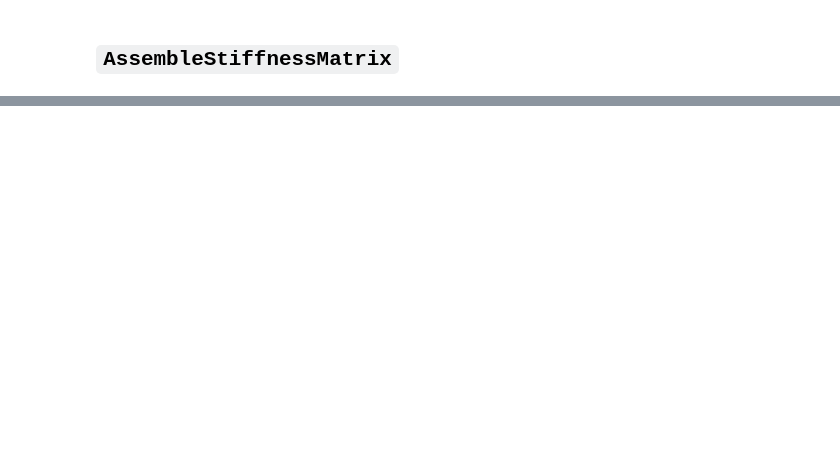
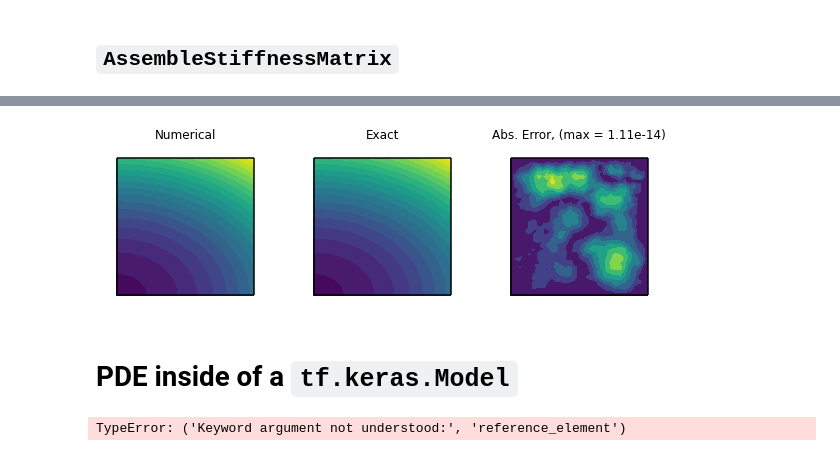
Before and after one commit to danieljtait/tenfem, a Jupyter notebook: examples/notebooks/hello_poisson.ipynb, the cells around one changed output, grey strips where cells are left out. Drawn from its saved outputs; the diff is of its cells as text; code cells hidden in the pictures; blank space fills up the shorter version.

```diff
--- a/examples/notebooks/hello_poisson.ipynb
+++ b/examples/notebooks/hello_poisson.ipynb
@@ -107,0 +149,32 @@ plt.show()
+# %%
+sol_deg2 = solve(quad_mesh, quad_tri_element)
+solution_exact = ud(quad_mesh.nodes)
+err = np.max(np.abs(sol_deg2 - solution_exact))
+# %%
+mtri = Triangulation(*quad_mesh.nodes.numpy().T)
+
+fig, axes = plt.subplots(ncols=3, figsize=(10, 6))
+
+
+axes[0].tricontourf(mtri, sol_deg2[:, 0], levels=20)
+axes[1].tricontourf(mtri, ud(quad_mesh.nodes)[:, 0], levels=20)
+axes[2].tricontourf(mtri, np.abs(sol_deg2[:, 0] - solution_exact[:, 0]))
+
+titles = ['Numerical' % err, 'Exact', 'Abs. Error, (max = {:.2e})'.format(err)]
+
+for i, ax in enumerate(axes):
+    ax.add_collection(
+        LineCollection(tf.gather(mesh.nodes, mesh.boundary_elements), colors='k', label='$\partial \Omega$'))
+    ax.set_aspect('equal'); ax.axis('off')
+    for method in [ax.set_xlim, ax.set_ylim]:
+        method((-0.1, 1.1))
+    ax.set_title(titles[i])
+# %% [output]
+[figure, added]
+# %% [markdown]
+# PDE inside of a `tf.keras.Model`
+# %%
+mesh_provider = tenfem.layers.MeshProvider(quad_mesh,
+                                           quad_tri_element)
+# %% [output]
+TypeError: ('Keyword argument not understood:', 'reference_element')
```
Also changed, not shown: parts of 11 cells of this notebook, 2 other files.
